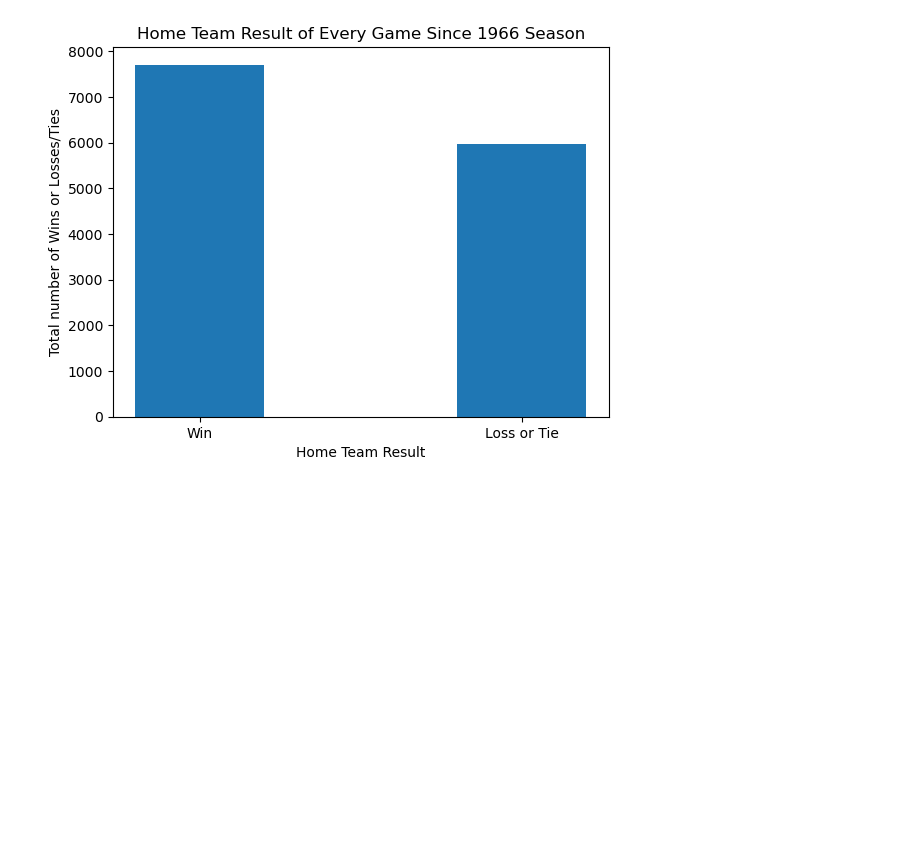
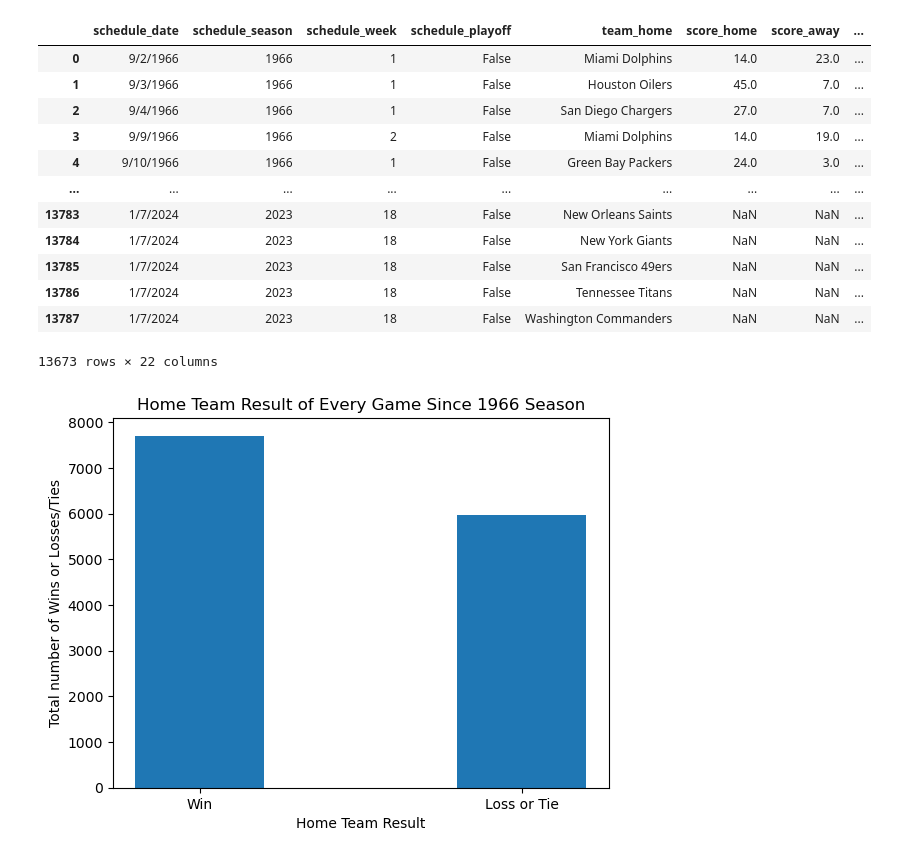
Before and after one commit to jlawrence16/project_one, a Jupyter notebook: import_data_nfl.ipynb, the cells around one changed output. Saved outputs shown, nothing was run; the diff lists cells and outputs as text; code cells hidden in the pictures; blank space fills up the shorter version.

```diff
--- a/import_data_nfl.ipynb
+++ b/import_data_nfl.ipynb
@@ -29,22 +66,22 @@ data_df=pd.merge(scores_df, stadium_df, how='left', on='stadium_name' )
 # Remove columns not being used for this project
 
 # Define columns to be dropped
-drop_list=['stadium_elevation',
-           'stadium_azimuthangle',
-           'stadium_weather_station_name',
-           'stadium_weather_station',
-           'stadium_weather_station_zipcode',
-           'stadium_address',
-           'stadium_close',
-           'stadium_open',
-           'over_under_line',
-           'spread_favorite',
-           'team_favorite_id',
+drop_list=["stadium_elevation",
+           "stadium_azimuthangle",
+           "stadium_weather_station_name",
+           "stadium_weather_station",
+           "stadium_weather_station_zipcode",
+           "stadium_address",
+           "stadium_close",
+           "stadium_open",
+           "over_under_line",
+           "spread_favorite",
+           "team_favorite_id",
             ]
 
 # Drop the selected columns
-data_df=data_df.drop(drop_list, axis='columns')
 
+#data_df=data_df.drop(drop_list, axis = "columns")
 # Drop home/away, keep only neutral site games,  <- dataframe for Super Bowl question (Brian!!!!)
 super_bowl_data_df=data_df.loc[data_df['schedule_week']=='Superbowl']
 
@@ -52,5 +89,5 @@ super_bowl_data_df=data_df.loc[data_df['schedule_week']=='Superbowl']
 data_df=data_df.loc[data_df['stadium_neutral']==False]
 
 # Check the dataframe
-#data_df.info()
-#super_bowl_data_df.info()
+data_df.info()
+super_bowl_data_df.info()
@@ -69,11 +160,25 @@ data_df=data_df.iloc[:,[0,1,2,3,4,5,6,7,21,8,9,10,11,12,13,14,15,16,17,18,19,20]
 # %%
 # Fill column home_result to show if home team won (W), lost (L) or tied (T)
 # based on relationship between home score and away score
 
 data_df['home_result'] = data_df.apply(lambda x:'Win' if x['score_home'] > x['score_away'] else "Loss or Tie",axis=1)
 
 # Check
-#data_df.head()
+data_df
+# %% [output]
+|  | schedule_date | schedule_season | schedule_week | schedule_playoff | team_home | score_home | score_away | ... |
+| 0 | 9/2/1966 | 1966 | 1 | False | Miami Dolphins | 14.0 | 23.0 | ... |
+| 1 | 9/3/1966 | 1966 | 1 | False | Houston Oilers | 45.0 | 7.0 | ... |
+| 2 | 9/4/1966 | 1966 | 1 | False | San Diego Chargers | 27.0 | 7.0 | ... |
+| 3 | 9/9/1966 | 1966 | 2 | False | Miami Dolphins | 14.0 | 19.0 | ... |
+| 4 | 9/10/1966 | 1966 | 1 | False | Green Bay Packers | 24.0 | 3.0 | ... |
+| ... | ... | ... | ... | ... | ... | ... | ... | ... |
+| 13783 | 1/7/2024 | 2023 | 18 | False | New Orleans Saints | NaN | NaN | ... |
+| 13784 | 1/7/2024 | 2023 | 18 | False | New York Giants | NaN | NaN | ... |
+| 13785 | 1/7/2024 | 2023 | 18 | False | San Francisco 49ers | NaN | NaN | ... |
+| 13786 | 1/7/2024 | 2023 | 18 | False | Tennessee Titans | NaN | NaN | ... |
+| 13787 | 1/7/2024 | 2023 | 18 | False | Washington Commanders | NaN | NaN | ... |
+13673 rows × 22 columns
 # %%
 # Bar chart of total home wins and total losses/ties for entire dataset
 
```
Also changed, not shown: parts of 14 cells of this notebook.
